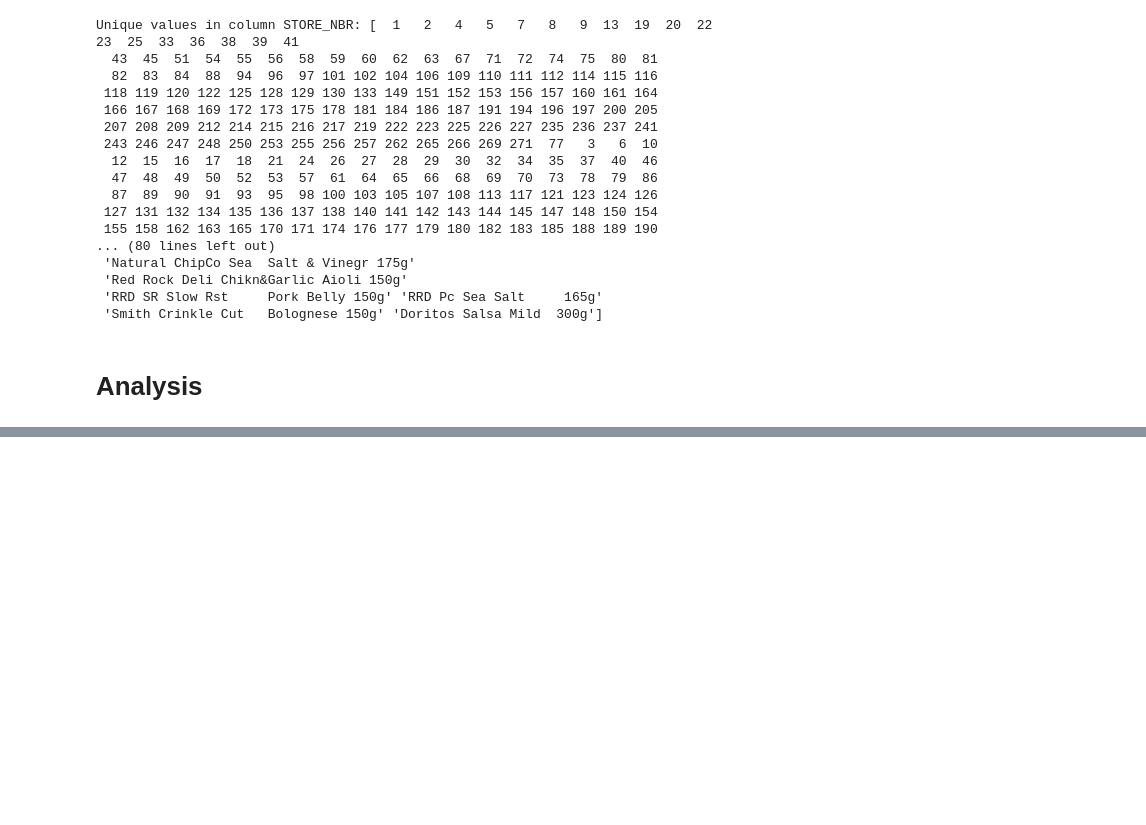
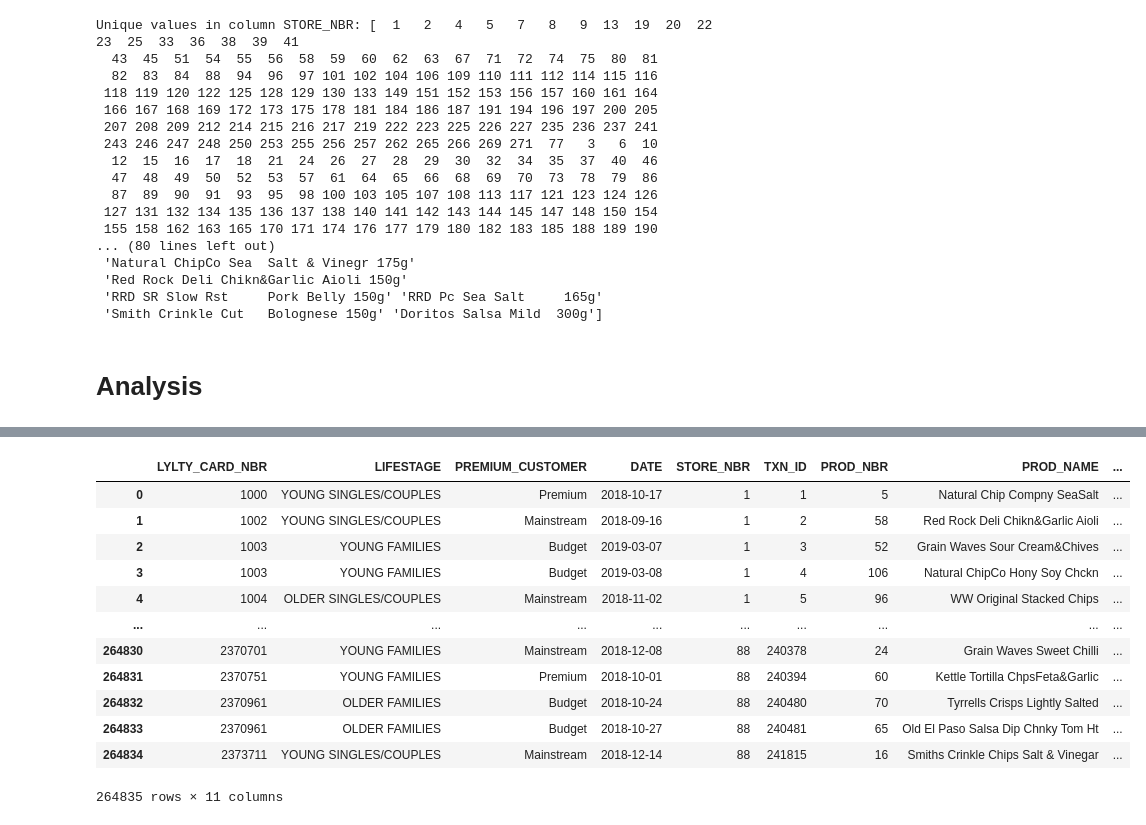
Before and after one commit to pi-mishra/Quantium_DataAnalytics, a Jupyter notebook: Quantium.ipynb, the cells around one changed output, grey strips where cells are left out. Saved outputs shown, nothing was run; the diff lists cells and outputs as text; code cells hidden in the pictures; blank space fills up the shorter version.

```diff
--- a/Quantium.ipynb
+++ b/Quantium.ipynb
@@ -217,0 +274,16 @@ fig.show()
+# %%
+df
+# %% [output]
+|  | LYLTY_CARD_NBR | LIFESTAGE | PREMIUM_CUSTOMER | DATE | STORE_NBR | TXN_ID | PROD_NBR | PROD_NAME | ... |
+| 0 | 1000 | YOUNG SINGLES/COUPLES | Premium | 2018-10-17 | 1 | 1 | 5 | Natural Chip Compny SeaSalt | ... |
+| 1 | 1002 | YOUNG SINGLES/COUPLES | Mainstream | 2018-09-16 | 1 | 2 | 58 | Red Rock Deli Chikn&Garlic Aioli | ... |
+| 2 | 1003 | YOUNG FAMILIES | Budget | 2019-03-07 | 1 | 3 | 52 | Grain Waves Sour Cream&Chives | ... |
+| 3 | 1003 | YOUNG FAMILIES | Budget | 2019-03-08 | 1 | 4 | 106 | Natural ChipCo Hony Soy Chckn | ... |
+| 4 | 1004 | OLDER SINGLES/COUPLES | Mainstream | 2018-11-02 | 1 | 5 | 96 | WW Original Stacked Chips | ... |
+| ... | ... | ... | ... | ... | ... | ... | ... | ... | ... |
+| 264830 | 2370701 | YOUNG FAMILIES | Mainstream | 2018-12-08 | 88 | 240378 | 24 | Grain Waves Sweet Chilli | ... |
+| 264831 | 2370751 | YOUNG FAMILIES | Premium | 2018-10-01 | 88 | 240394 | 60 | Kettle Tortilla ChpsFeta&Garlic | ... |
+| 264832 | 2370961 | OLDER FAMILIES | Budget | 2018-10-24 | 88 | 240480 | 70 | Tyrrells Crisps Lightly Salted | ... |
+| 264833 | 2370961 | OLDER FAMILIES | Budget | 2018-10-27 | 88 | 240481 | 65 | Old El Paso Salsa Dip Chnky Tom Ht | ... |
+| 264834 | 2373711 | YOUNG SINGLES/COUPLES | Mainstream | 2018-12-14 | 88 | 241815 | 16 | Smiths Crinkle Chips Salt & Vinegar | ... |
+264835 rows × 11 columns
```
Also changed, not shown: parts of 7 cells of this notebook.
